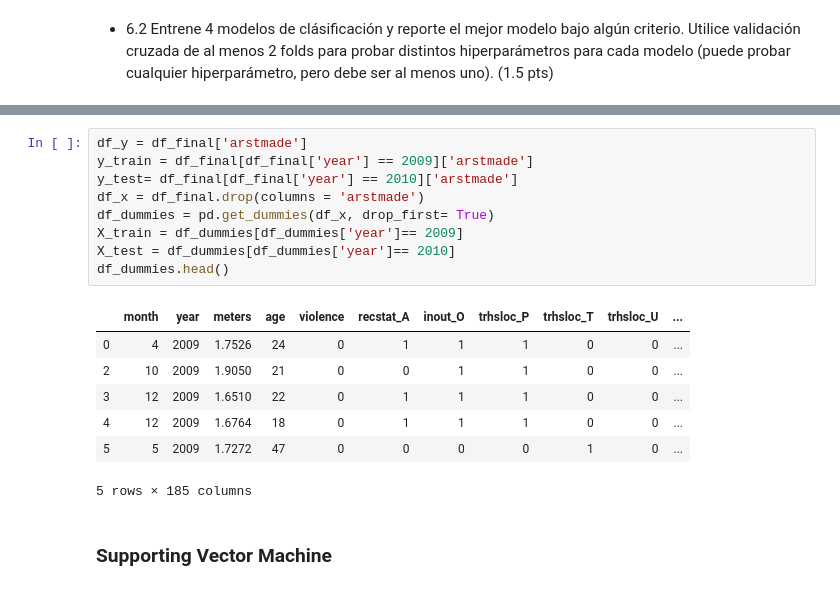
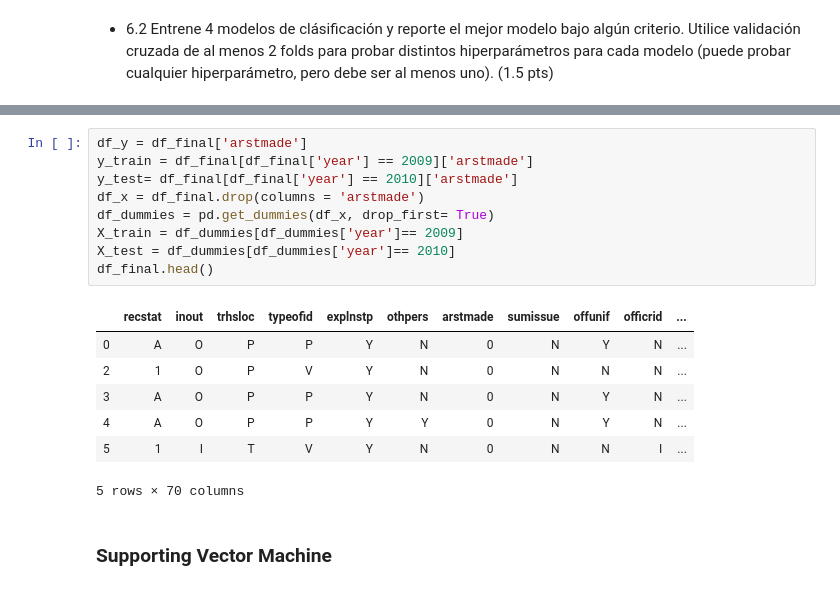
Before and after one commit to ggmarioe/trabajo-modelos-supervisados, a Jupyter notebook: Prueba_Supervisada 25-09-2021.ipynb, the cells around one changed output, grey strips where cells are left out. Saved outputs shown, nothing was run; the diff lists cells and outputs as text.

```diff
--- a/Prueba_Supervisada 25-09-2021.ipynb
+++ b/Prueba_Supervisada 25-09-2021.ipynb
@@ -256,19 +408,19 @@ df_final
 # %%
 df_y = df_final['arstmade']
 y_train = df_final[df_final['year'] == 2009]['arstmade']
 y_test= df_final[df_final['year'] == 2010]['arstmade']
 df_x = df_final.drop(columns = 'arstmade')
 df_dummies = pd.get_dummies(df_x, drop_first= True)
 X_train = df_dummies[df_dummies['year']== 2009]
 X_test = df_dummies[df_dummies['year']== 2010]
-df_dummies.head()
+df_final.head()
 # %% [output]
-|  | month | year | meters | age | violence | recstat_A | inout_O | trhsloc_P | trhsloc_T | trhsloc_U | ... |
-| 0 | 4 | 2009 | 1.7526 | 24 | 0 | 1 | 1 | 1 | 0 | 0 | ... |
-| 2 | 10 | 2009 | 1.9050 | 21 | 0 | 0 | 1 | 1 | 0 | 0 | ... |
-| 3 | 12 | 2009 | 1.6510 | 22 | 0 | 1 | 1 | 1 | 0 | 0 | ... |
-| 4 | 12 | 2009 | 1.6764 | 18 | 0 | 1 | 1 | 1 | 0 | 0 | ... |
-| 5 | 5 | 2009 | 1.7272 | 47 | 0 | 0 | 0 | 0 | 1 | 0 | ... |
+|  | recstat | inout | trhsloc | typeofid | explnstp | othpers | arstmade | sumissue | offunif | officrid | ... |
+| 0 | A | O | P | P | Y | N | 0 | N | Y | N | ... |
+| 2 | 1 | O | P | V | Y | N | 0 | N | N | N | ... |
+| 3 | A | O | P | P | Y | N | 0 | N | Y | N | ... |
+| 4 | A | O | P | P | Y | Y | 0 | N | Y | N | ... |
+| 5 | 1 | I | T | V | Y | N | 0 | N | N | I | ... |
-5 rows × 185 columns
+5 rows × 70 columns
 # %% [markdown]
 ### Supporting Vector Machine
```
Also changed, not shown: parts of 39 cells of this notebook.
